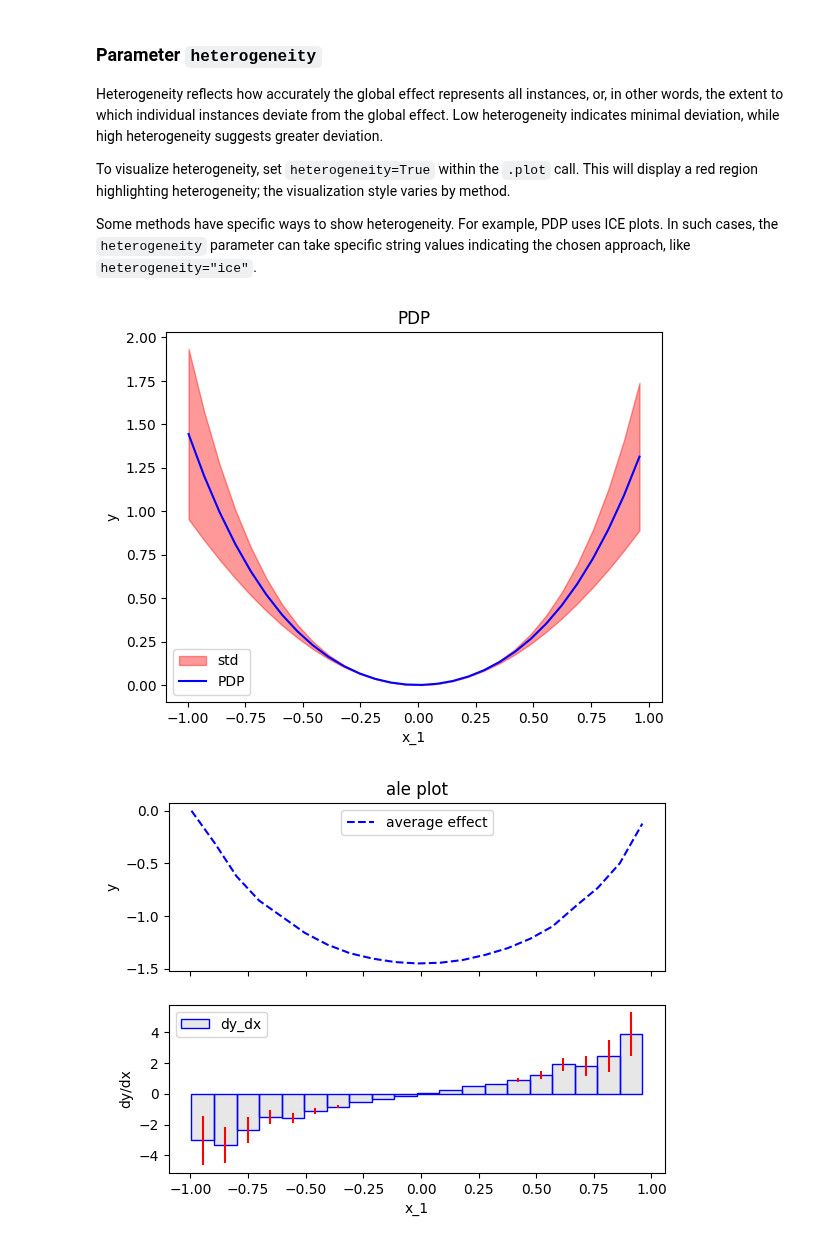
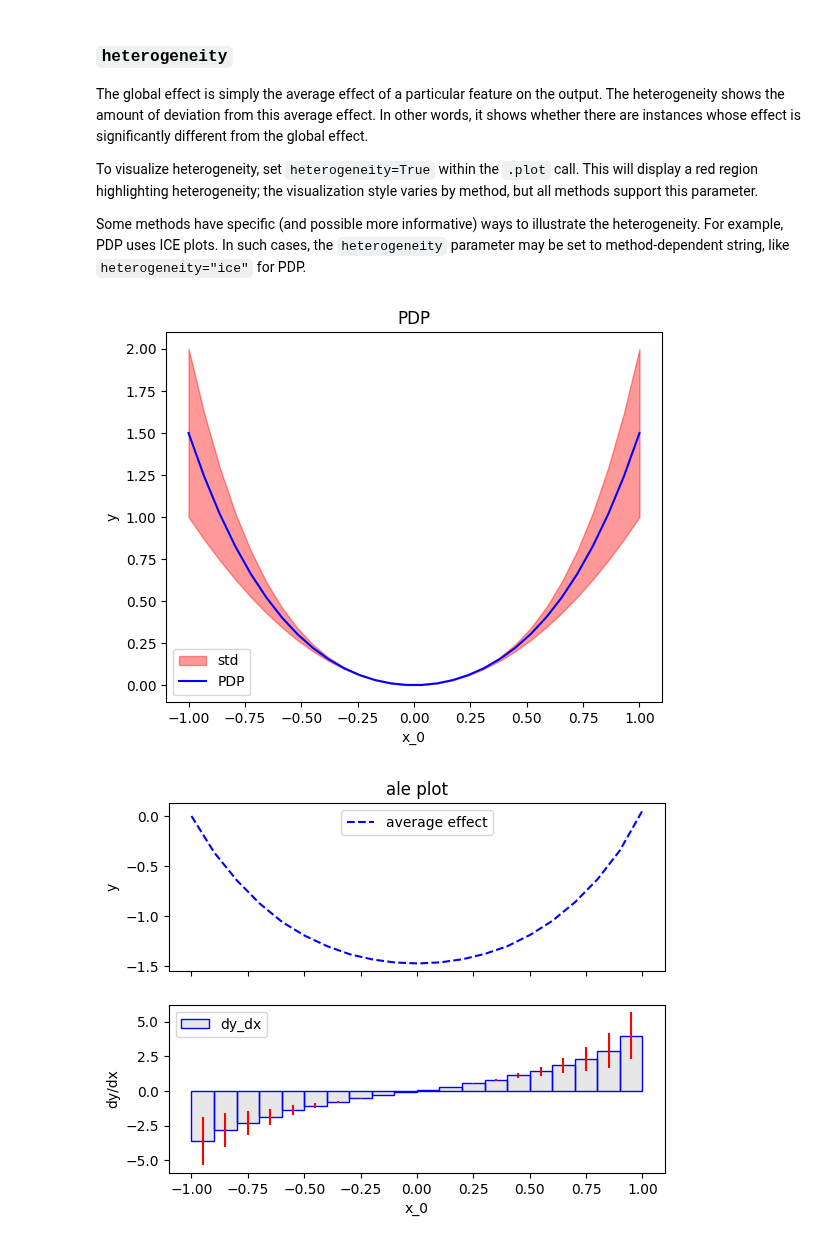
Before and after one commit to givasile/effector, a Jupyter notebook: notebooks/getting-started/tutorial_effector.ipynb, the cells around one changed output. Cells and saved outputs as stored; diff of their text form; code cells hidden in the pictures.

```diff
--- a/notebooks/getting-started/tutorial_effector.ipynb
+++ b/notebooks/getting-started/tutorial_effector.ipynb
@@ -12,8 +12,9 @@ import numpy as np
 
 np.random.seed(21)
 
-X = np.random.uniform(-1, 1, (100, 2))
+X = np.random.uniform(-1, 1, (1000, 2))
 f = lambda x: x[:, 0]**2 + x[:, 0]**4 * (x[:, 1] > 0)
+axis_limits = np.array([[-1, -1], [1, 1]])
 # %% [markdown]
 
 ## Global Effect
@@ -50,15 +54,18 @@ effector.ALE(X, f).plot(feature=0, centering="zero_start")
 # %% [markdown]
-### Parameter `heterogeneity`
+### `heterogeneity`
 
-Heterogeneity reflects how accurately the global effect represents all instances, or, in other words, the extent to which individual instances deviate from the global effect. Low heterogeneity indicates minimal deviation, while high heterogeneity suggests greater deviation.
+The global effect is simply the average effect of a particular feature on the output.
+The heterogeneity shows the amount of deviation from this average effect.
+In other words, it shows whether there are instances whose effect is significantly different from the global effect.
 
-To visualize heterogeneity, set `heterogeneity=True` within the `.plot` call. This will display a red region highlighting heterogeneity; the visualization style varies by method.
+To visualize heterogeneity, set `heterogeneity=True` within the `.plot` call. This will display a red region highlighting heterogeneity; the visualization style varies by method, but all methods support this parameter.
 
-Some methods have specific ways to show heterogeneity. For example, PDP uses ICE plots. In such cases, the `heterogeneity` parameter can take specific string values indicating the chosen approach, like `heterogeneity="ice"`.
+Some methods have specific (and possible more informative) ways to illustrate the heterogeneity. For example, PDP uses ICE plots.
+In such cases, the `heterogeneity` parameter may be set to method-dependent string, like `heterogeneity="ice"` for PDP.
 # %%
-effector.PDP(X, f).plot(feature=0, heterogeneity=True)
-effector.ALE(X, f).plot(feature=0, heterogeneity=True)
+effector.PDP(X, f, axis_limits=axis_limits).plot(feature=0, heterogeneity=True)
+effector.ALE(X, f, axis_limits=axis_limits).plot(feature=0, heterogeneity=True)
 # %% [output]
-[figure, old version]
+[figure, new version]
-[figure, old version]
+[figure, new version]
 # %%
```
Also changed, not shown: parts of 16 cells of this notebook, 8 other files.
